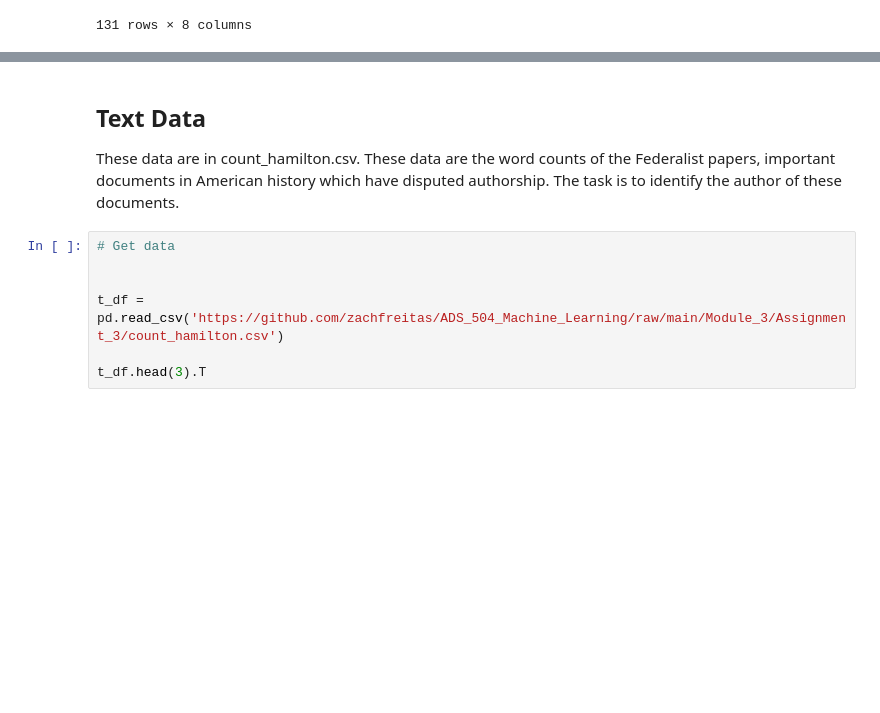
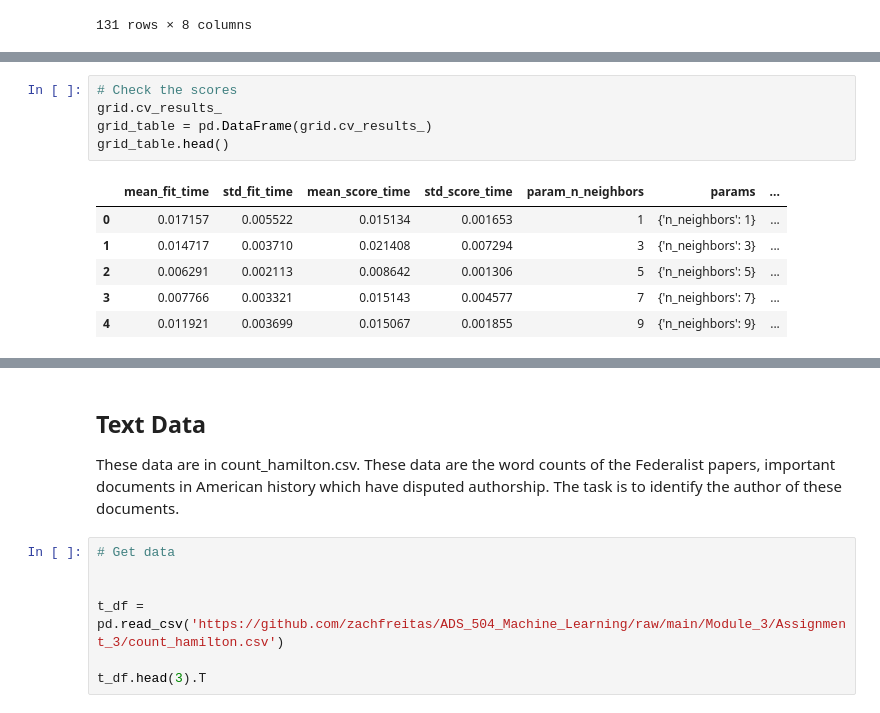
Before and after one commit to zachfreitas/ADS_504_Machine_Learning, a Jupyter notebook: Module_3/Assignment_3/Zachariah_Freitas_Assignment_3.1.ipynb, the cells around one changed output, grey strips where cells are left out. Saved outputs shown, nothing was run; the diff lists cells and outputs as text; blank space fills up the shorter version.

```diff
--- a/Module_3/Assignment_3/Zachariah_Freitas_Assignment_3.1.ipynb
+++ b/Module_3/Assignment_3/Zachariah_Freitas_Assignment_3.1.ipynb
@@ -75,0 +246,12 @@ d_df.describe().T
+# %%
+# Check the scores
+grid.cv_results_
+grid_table = pd.DataFrame(grid.cv_results_)
+grid_table.head()
+# %% [output]
+|  | mean_fit_time | std_fit_time | mean_score_time | std_score_time | param_n_neighbors | params | ... |
+| 0 | 0.017157 | 0.005522 | 0.015134 | 0.001653 | 1 | {'n_neighbors': 1} | ... |
+| 1 | 0.014717 | 0.003710 | 0.021408 | 0.007294 | 3 | {'n_neighbors': 3} | ... |
+| 2 | 0.006291 | 0.002113 | 0.008642 | 0.001306 | 5 | {'n_neighbors': 5} | ... |
+| 3 | 0.007766 | 0.003321 | 0.015143 | 0.004577 | 7 | {'n_neighbors': 7} | ... |
+| 4 | 0.011921 | 0.003699 | 0.015067 | 0.001855 | 9 | {'n_neighbors': 9} | ... |
```
Also changed, not shown: parts of 38 cells of this notebook.
